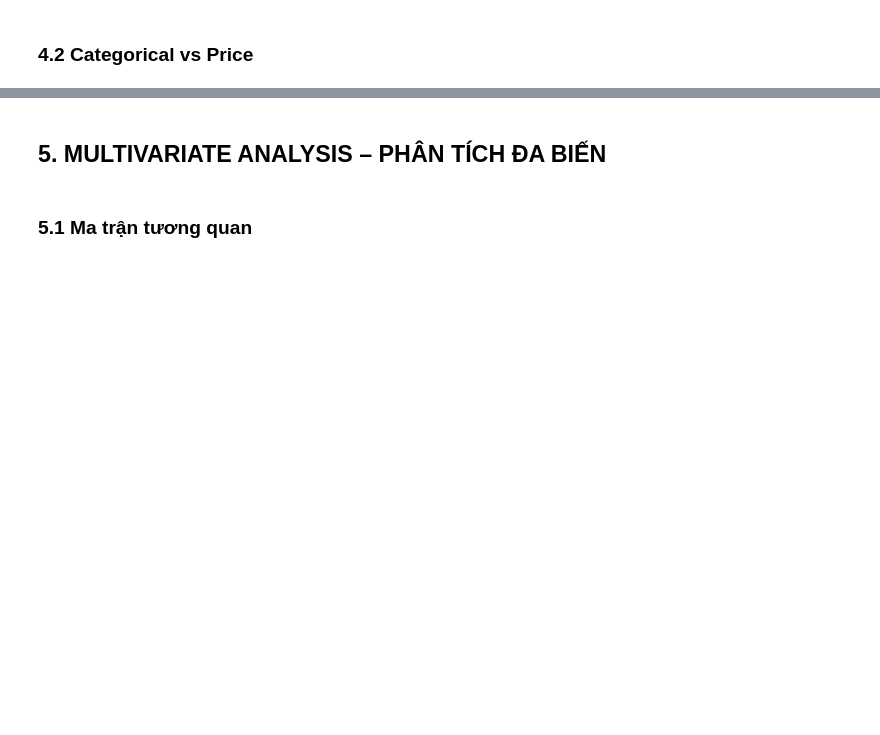
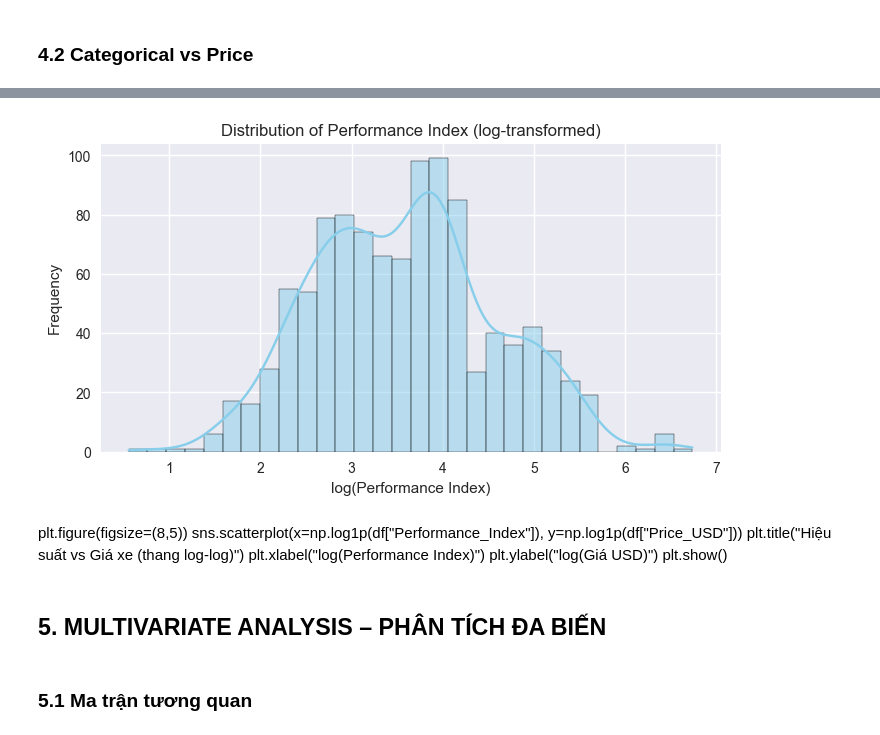
Before and after one commit to NganUyen/Cars, a Jupyter notebook: EDA_CarPrice.ipynb, the cells around one changed output, grey strips where cells are left out. Drawn from its saved outputs; the diff is of its cells as text; code cells hidden in the pictures; blank space fills up the shorter version.

```diff
--- a/EDA_CarPrice.ipynb
+++ b/EDA_CarPrice.ipynb
@@ -147,0 +160,6 @@ plt.show()
+# %%
+# Tạo đặc trưng mới: chỉ số hiệu suất giữa công suất và khả năng tăng tốc
+df['Performance_Index'] = df['Horsepower'] / df['Acceleration_0_100_sec']
+
+# Kiểm tra nhanh vài giá trị đầu
+df[['Horsepower', 'Acceleration_0_100_sec', 'Performance_Index']].head()
@@ -148,3 +173,19 @@ plt.show()
+# %%
+plt.figure(figsize=(8,4))
+sns.histplot(np.log1p(df['Performance_Index']), kde=True, bins=30, color='skyblue')
+plt.title("Distribution of Performance Index (log-transformed)")
+plt.xlabel("log(Performance Index)")
+plt.ylabel("Frequency")
+plt.show()
+# %% [output]
+[figure, added]
+# %% [markdown]
+plt.figure(figsize=(8,5))
+sns.scatterplot(x=np.log1p(df["Performance_Index"]), y=np.log1p(df["Price_USD"]))
+plt.title("Hiệu suất vs Giá xe (thang log-log)")
+plt.xlabel("log(Performance Index)")
+plt.ylabel("log(Giá USD)")
+plt.show()
 # %% [markdown]
 ## 5. MULTIVARIATE ANALYSIS – PHÂN TÍCH ĐA BIẾN
 # %% [markdown]
```
Also changed, not shown: parts of 6 cells of this notebook.
